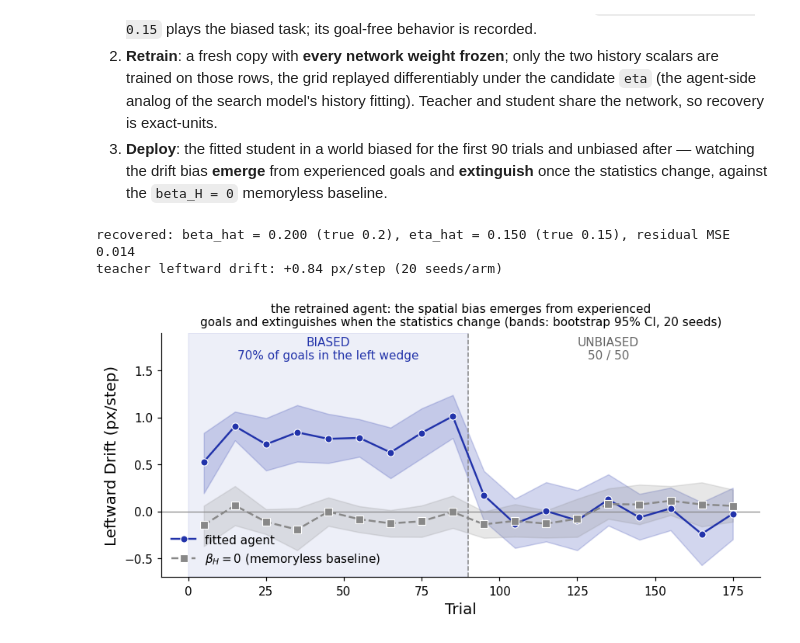
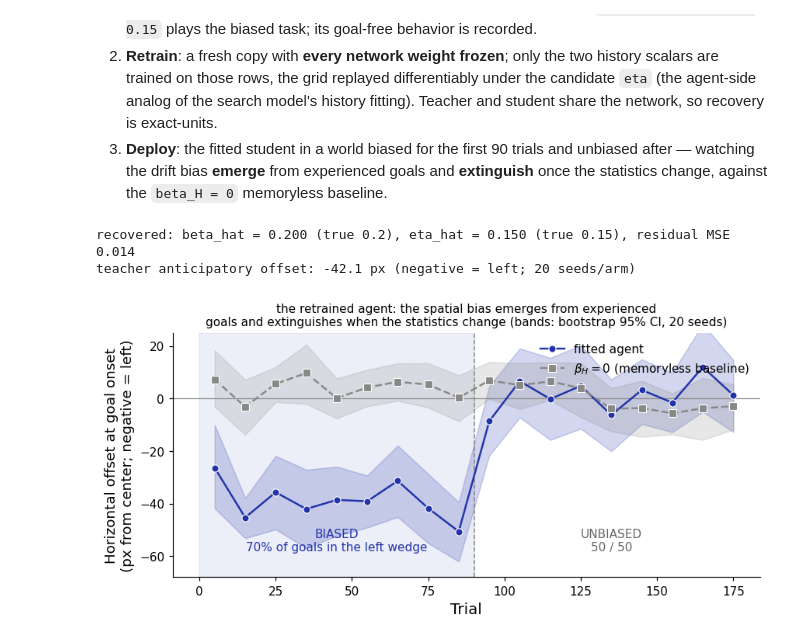
Before and after one commit to HanZhang-psych/Ego-Spatial-Sense, a Jupyter notebook: 2D-Escaping-Ball/tutorial_action_agent.ipynb, the cells around one changed output. Drawn from its saved outputs; the diff is of its cells as text; code cells hidden in the pictures.

```diff
--- a/2D-Escaping-Ball/tutorial_action_agent.ipynb
+++ b/2D-Escaping-Ball/tutorial_action_agent.ipynb
@@ -772,50 +772,53 @@ import pandas as pd
 with open("results_compare/statlearn_params.csv") as f:
     P = next(csv.DictReader(f))
 beta_hat, eta_hat = float(P["beta_hat"]), float(P["eta_hat"])
-fit_mse, teacher_drift = float(P["fit_mse"]), float(P["teacher_drift"])
+fit_mse, teacher_offset = float(P["fit_mse"]), float(P["teacher_offset"])
 SWITCH, N_DEP = int(P["switch"]), int(P["deploy_trials"])
 BLOCK, SEEDS = int(P["block"]), int(P["num_seeds"])
 BETA_STAR, ETA_STAR = float(P["beta_star"]), float(P["eta_star"])
 
 print(f"recovered: beta_hat = {beta_hat:.3f} (true {BETA_STAR}), "
       f"eta_hat = {eta_hat:.3f} (true {ETA_STAR}), residual MSE {fit_mse:.3f}")
-print(f"teacher leftward drift: {teacher_drift:+.2f} px/step "
-      f"({SEEDS} seeds/arm)")
+print(f"teacher anticipatory offset: {teacher_offset:+.1f} px "
+      f"(negative = left; {SEEDS} seeds/arm)")
 
-# Per-seed drift curves -> per-seed block means -> long frame; seaborn
-# bootstraps the mean across seeds at each trial block (the unit is the seed).
+# Anticipatory measure: the agent's signed horizontal position at goal onset,
+# relative to the arena center (px); negative = leftward, toward the biased
+# region. Per-seed block means -> long frame; seaborn bootstraps the mean
+# across seeds at each trial block (the unit is the seed).
 sl = pd.read_csv("results_compare/statlearn_drift.csv")
 sl["block"] = (sl["trial"] // BLOCK) * BLOCK + BLOCK / 2   # block-center x
-blk = sl.groupby(["arm", "seed", "block"], as_index=False)["drift"].mean()
+blk = sl.groupby(["arm", "seed", "block"], as_index=False)["offset"].mean()
 
 ARMS = {"fitted": ("fitted agent", C_ES2, "o", "-"),
         "control": (r"$\beta_H = 0$ (memoryless baseline)", C_GRAY, "s", "--")}
 
 fig, ax = plt.subplots(figsize=(8, 4))
 ax.axvspan(0, SWITCH, color=C_ES2, alpha=0.08)
 ax.axvline(SWITCH, color=C_GRAY, lw=1, ls="--")
 ax.axhline(0, color=C_GRAY, lw=0.8)
 for arm, (lab, col, mk, ls) in ARMS.items():
-    sns.lineplot(data=blk[blk["arm"] == arm], x="block", y="drift",
+    sns.lineplot(data=blk[blk["arm"] == arm], x="block", y="offset",
                  color=col, marker=mk, linestyle=ls, label=lab,
                  errorbar=("ci", 95), n_boot=10000, seed=0, ax=ax)
-ax.legend(loc="lower left")
-ax.text(SWITCH / 2, 1.62, "BIASED\n70% of goals in the left wedge",
+ax.legend(loc="upper right")
+ax.text(SWITCH / 2, -58, "BIASED\n70% of goals in the left wedge",
         ha="center", fontsize=10, color=C_ES2)
-ax.text((SWITCH + N_DEP) / 2, 1.62, "UNBIASED\n50 / 50", ha="center",
+ax.text((SWITCH + N_DEP) / 2, -58, "UNBIASED\n50 / 50", ha="center",
         fontsize=10, color="#666666")
 ax.set_xlabel("Trial", fontsize=13)
-ax.set_ylabel("Leftward Drift (px/step)", fontsize=13)
-ax.set_ylim(-0.7, 1.9)
+ax.set_ylabel("Horizontal offset at goal onset\n(px from center; negative = left)",
+              fontsize=12)
+ax.set_ylim(-68, 25)
 ax.set_title("the retrained agent: the spatial bias emerges from experienced\n"
              "goals and extinguishes when the statistics change "
              f"(bands: bootstrap 95% CI, {SEEDS} seeds)", fontsize=10)
 plt.tight_layout()
 plt.show()
 # %% [output]
 recovered: beta_hat = 0.200 (true 0.2), eta_hat = 0.150 (true 0.15), residual MSE 0.014
-teacher leftward drift: +0.84 px/step (20 seeds/arm)
+teacher anticipatory offset: -42.1 px (negative = left; 20 seeds/arm)
-[figure, old version]
+[figure, new version]
 # %% [markdown]
 Three results in one chain (ledger, `evaluate_statistical_learning.py`).
 **Recovery is exact**: with the network frozen, the two history scalars
```
Also changed, not shown: parts of 1 cell of this notebook, 3 other files.
